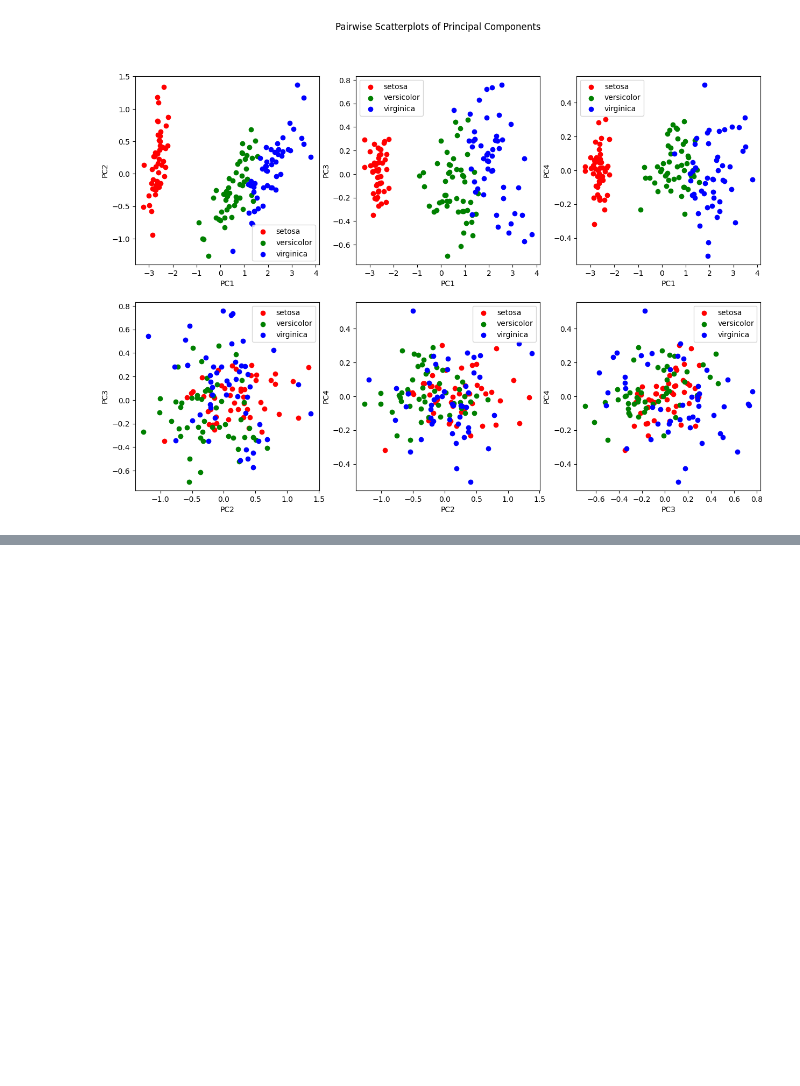
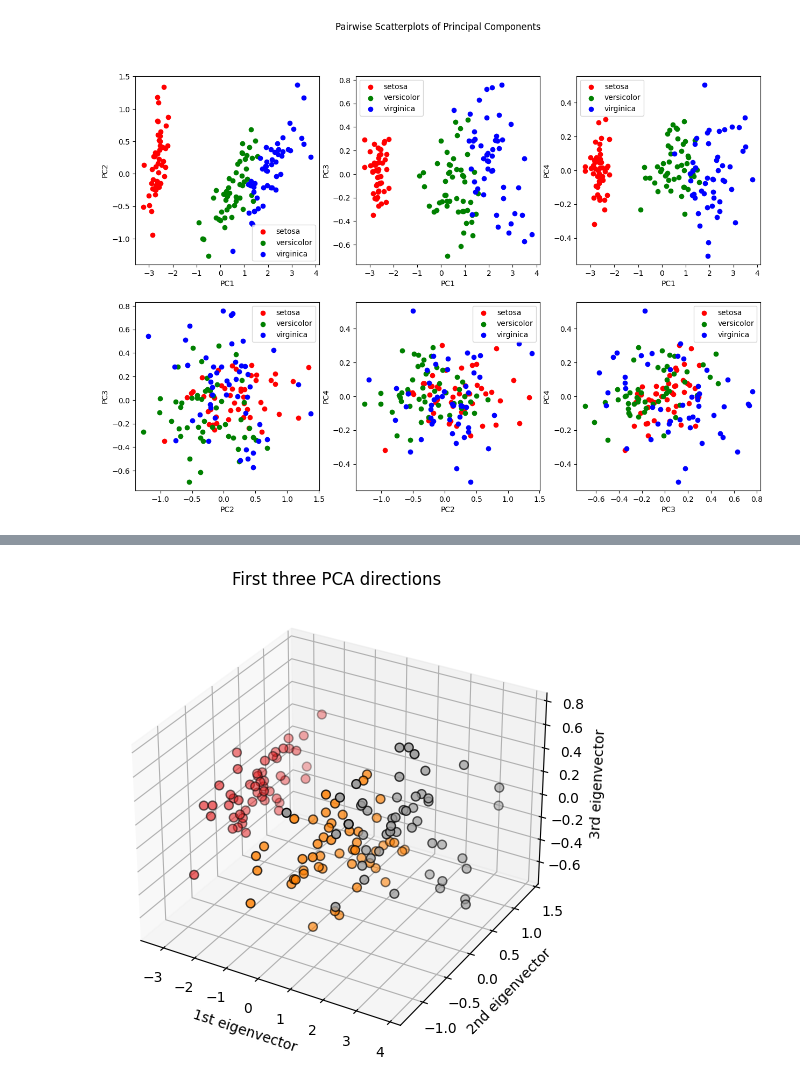
Before and after one commit to zonszer/ML-NP-design_test, a Jupyter notebook: 画图.ipynb, the cells around one changed output, grey strips where cells are left out. Drawn from its saved outputs; the diff is of its cells as text; code cells hidden in the pictures; blank space fills up the shorter version.

```diff
--- a/画图.ipynb
+++ b/画图.ipynb
@@ -241,0 +250,30 @@ ModuleNotFoundError: No module named 'seaborn'
+# %%
+# Step 1: Import necessary libraries
+import numpy as np
+import matplotlib.pyplot as plt
+from mpl_toolkits.mplot3d import Axes3D
+from sklearn import datasets
+from sklearn.decomposition import PCA
+
+# Step 2: Load the Iris dataset
+iris = datasets.load_iris()
+X = iris.data
+y = iris.target
+
+# Step 3: Perform PCA and reduce the dataset to 3 dimensions
+pca = PCA(n_components=3)
+X_reduced = pca.fit_transform(X)
+
+# Step 4: Plot the 3D visualization
+fig = plt.figure(figsize=(8, 6))
+ax = fig.add_subplot(111, projection='3d')
+
+ax.scatter(X_reduced[:, 0], X_reduced[:, 1], X_reduced[:, 2], c=y, cmap=plt.cm.Set1, edgecolor='k', s=40)
+ax.set_title("First three PCA directions")
+ax.set_xlabel("1st eigenvector")
+ax.set_ylabel("2nd eigenvector")
+ax.set_zlabel("3rd eigenvector")
+
+plt.show()
+# %% [output]
+[figure, added]
```
Also changed, not shown: parts of 4 cells of this notebook.
